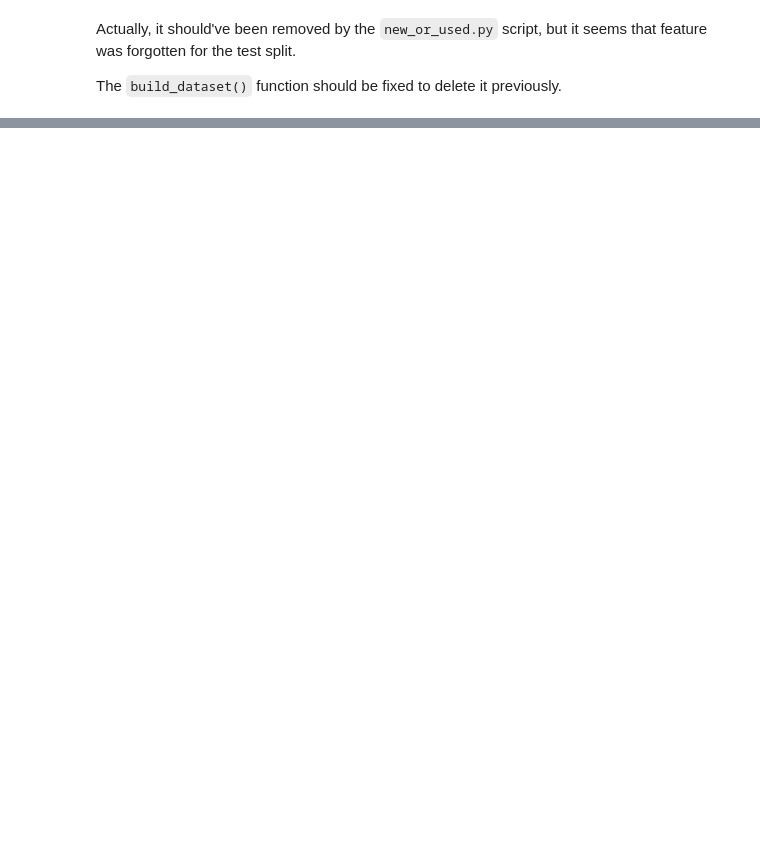
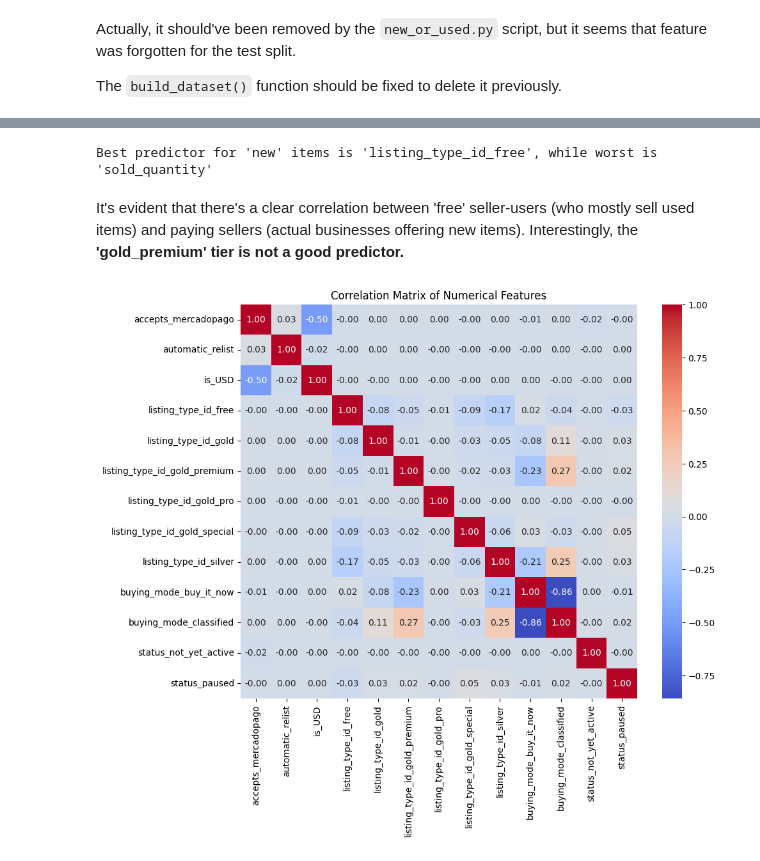
Before and after one commit to MLsound/mercadolibre-new-used-prediction, a Jupyter notebook: EDA.ipynb, the cells around one changed output, grey strips where cells are left out. Cells and saved outputs as stored; diff of their text form; code cells hidden in the pictures; blank space fills up the shorter version.

```diff
--- a/EDA.ipynb
+++ b/EDA.ipynb
@@ -347,0 +671,11 @@ del X_train_df['condition']
+# %%
+# Remove specific features that are not needed for the analysis
+[features.remove(x) for x in (id_variables + time_variables + tag_variables + post_related_variables)]
+
+# Remove other specific features that are not relevant for the analysis
+other_features = ['original_price', 'base_price', 'warranty', 'seller_address', 'sold_quantity', 'available_quantity']
+[features.remove(x) for x in other_features]
+
+# Show the selected features
+print(f"Selected features ({len(features)}):")
+str(features)
@@ -347,0 +852,6 @@ del X_train_df['condition']
+# %%
+# Get the numerical columns
+numerical_features = X_train_transformed_df[features].select_dtypes(include=['number','bool']).columns.tolist()
+
+print("Numerical features for filtering:")
+print(numerical_features)
@@ -347,0 +861,12 @@ del X_train_df['condition']
+# %%
+# Join X_train_transformed_df with y_train_df for correlation analysis
+df_corr = X_train_transformed_df.copy()
+df_corr['target'] = y_train_df.reset_index(drop=True)
+
+# If 'target' is categorical, encode it for correlation calculation
+df_corr['target_encoded'] = (df_corr['target'] == 'new').astype(int)
+
+# Compute correlation with the target
+print("CORRELATION")
+correlations = df_corr.corr(numeric_only=True)['target_encoded'].sort_values(ascending=False)
+correlations[1:]  # Exclude the target itself from the results
@@ -347,0 +905,19 @@ del X_train_df['condition']
+# %%
+print(f"Best predictor for 'new' items is '{predictiveness.idxmax()}', while worst is '{predictiveness.idxmin()}'")
+# %% [output]
+Best predictor for 'new' items is 'listing_type_id_free', while worst is 'sold_quantity'
+# %% [markdown]
+It's evident that there's a clear correlation between 'free' seller-users (who mostly sell used items) and paying sellers (actual businesses offering new items). Interestingly, the **'gold_premium' tier is not a good predictor.**
+# %%
+df_corr.drop(columns=['target'], inplace=True)  # Ensure 'target_encoded' is not in df_corr before adding it
+# %%
+# Compute correlation matrix for numerical features
+corr_matrix = df_corr[numerical_features].corr()
+
+# Plot correlation heatmap
+plt.figure(figsize=(10, 8))
+sns.heatmap(corr_matrix, annot=True, cmap='coolwarm', fmt='.2f')
+plt.title('Correlation Matrix of Numerical Features')
+plt.show()
+# %% [output]
+[figure, added]
```
Also changed, not shown: parts of 93 cells of this notebook.
